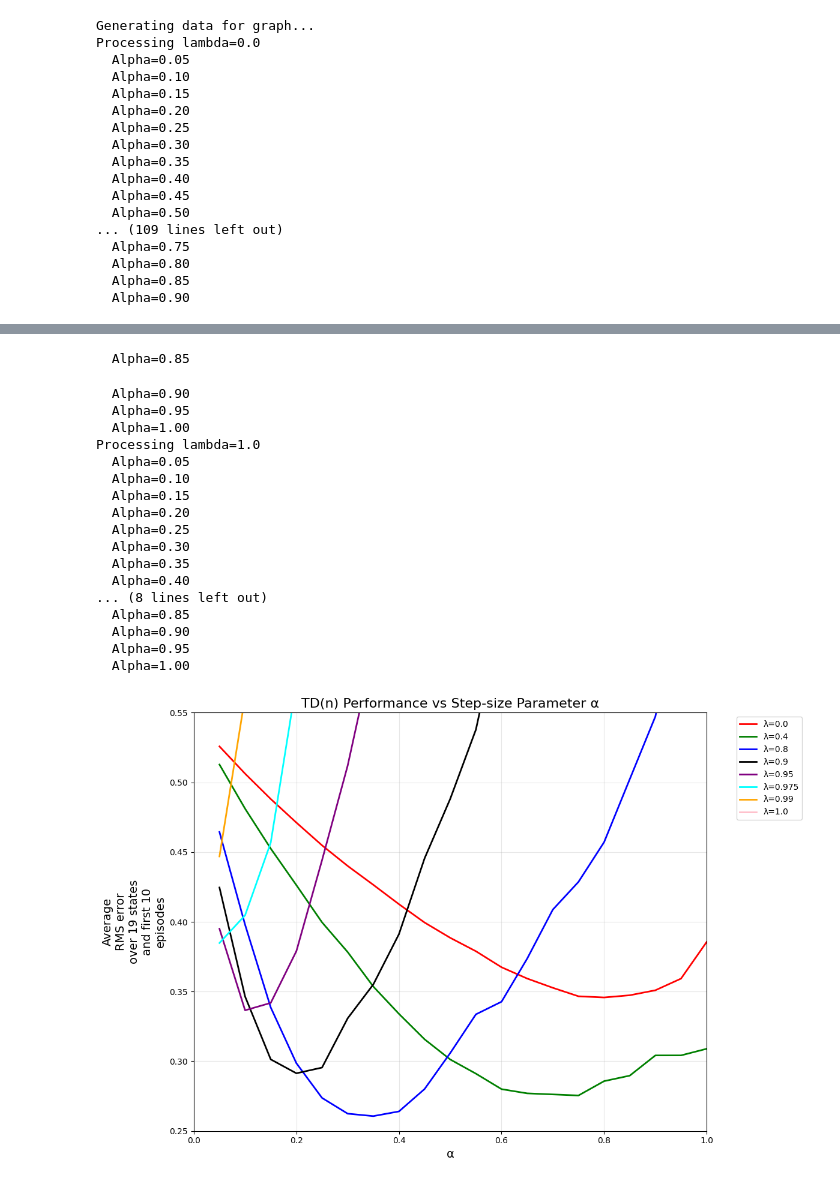
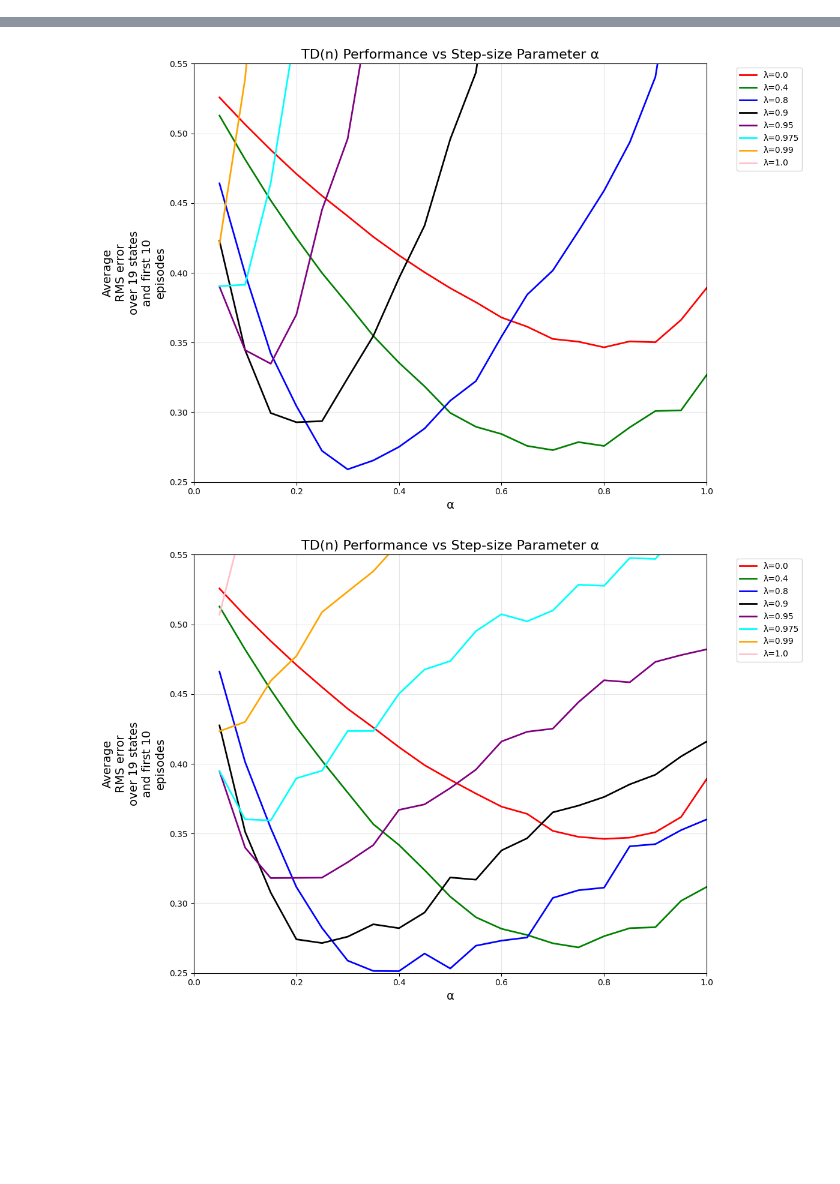
Before and after one commit to eliplutchok/rl_intro_notes, a Jupyter notebook: 12.3_figure_12.6.ipynb, the cells around one changed output, grey strips where cells are left out. Saved outputs shown, nothing was run; the diff lists cells and outputs as text; code cells hidden in the pictures; blank space fills up the shorter version.

Commit message:
added tru onlin td lambda (dutch trace) to figure 12.6

```diff
--- a/12.3_figure_12.6.ipynb
+++ b/12.3_figure_12.6.ipynb
@@ -104,7 +104,37 @@ def run_learning_td_lambda(alpha, lambda_, gamma, runs=100, episodes=10):
 
     return np.mean(rms_errors_over_runs)
 
+def run_learning_td_lambda_dutch(alpha, lambda_, gamma, runs=100, episodes=10):
+    rms_errors_over_runs = []
+
+    for _ in range(runs):
+        w = np.zeros(19)
+        rms_errors = []
+        for _ in range(episodes):
+            state = INITIAL_STATE
+            z = np.zeros(19)
+            v_old = 0
+            while True:
+                action = get_action()
+                next_state, reward = get_next_state_and_reward(state, action)
+                v = value_function(state, w)
+                v_prime = value_function(next_state, w)
+                delta = reward + gamma * v_prime - v
+                x = feature_vectors[state]
+                z = (gamma * lambda_ * z) + (1 - alpha * gamma * lambda_ * np.dot(z, x)) * x
+                w += alpha * (delta + v - v_old) * z - alpha * (v - v_old) * x
+                v_old = v_prime
+                state = next_state
+                if state == "terminal":
+                    break
+            rms_errors.append(calculate_rms_error(w, TRUE_STATE_VALUES))
+        rms_errors_over_runs.append(np.mean(rms_errors))
+
+    return np.mean(rms_errors_over_runs)
 
 results = run_learning_td_lambda(alpha=0.3, lambda_=0.8, gamma=1.0, runs=100, episodes=10)
 print(results)
+
+results = run_learning_td_lambda_dutch(alpha=0.3, lambda_=0.8, gamma=1.0, runs=100, episodes=10)
+print(results)
 # %% [output]
@@ -114,18 +145,15 @@ import matplotlib.pyplot as plt
 
 LAMBDAS = [0.0, 0.4, 0.8, 0.9, 0.95, 0.975, 0.99, 1.0]
 
-def generate_graph_data():
+def generate_graph_data(learning_function):
     alpha_values = np.arange(0.05, 1.05, 0.05)  # Start from 0.05 to avoid alpha=0
 
     results = {}
 
-    print("Generating data for graph...")
     for lambda_ in LAMBDAS:
-        print(f"Processing lambda={lambda_}")
         rms_errors = []
         for alpha in alpha_values:
-            print(f"  Alpha={alpha:.2f}")
-            rms_error = run_learning_td_lambda(alpha=alpha, lambda_=lambda_, gamma=1.0, runs=100, episodes=10)
+            rms_error = learning_function(alpha=alpha, lambda_=lambda_, gamma=1.0, runs=100, episodes=10)
             rms_errors.append(rms_error)
         results[lambda_] = rms_errors
 
@@ -150,23 +178,9 @@ def plot_graph(alpha_values, results):
     plt.show()
 
 # Generate and plot the data
-alpha_values, results = generate_graph_data()
+alpha_values, results = generate_graph_data(run_learning_td_lambda)
 plot_graph(alpha_values, results)
+
+alpha_values, results = generate_graph_data(run_learning_td_lambda_dutch)
+plot_graph(alpha_values, results)
 # %% [output]
-Generating data for graph...
-Processing lambda=0.0
-  Alpha=0.05
-  Alpha=0.10
-  Alpha=0.15
-  Alpha=0.20
-  Alpha=0.25
-  Alpha=0.30
-  Alpha=0.35
-  Alpha=0.40
-  Alpha=0.45
-  Alpha=0.50
-... (109 lines left out)
-  Alpha=0.75
-  Alpha=0.80
-  Alpha=0.85
-  Alpha=0.90
@@ -192,19 +187,2 @@ Processing lambda=0.99
-  Alpha=0.85
-  Alpha=0.90
-  Alpha=0.95
-  Alpha=1.00
-Processing lambda=1.0
-  Alpha=0.05
-  Alpha=0.10
-  Alpha=0.15
-  Alpha=0.20
-  Alpha=0.25
-  Alpha=0.30
-  Alpha=0.35
-  Alpha=0.40
-... (8 lines left out)
-  Alpha=0.85
-  Alpha=0.90
-  Alpha=0.95
-  Alpha=1.00
-[figure, old version]
+[figure, new version]
+[figure, added]
```
Also changed, not shown: parts of 2 cells of this notebook, 1 other file.
